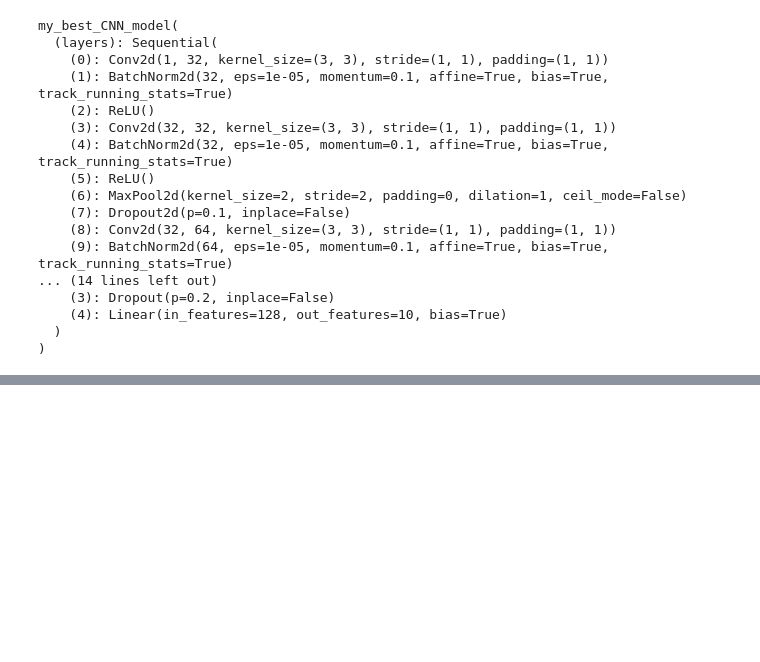
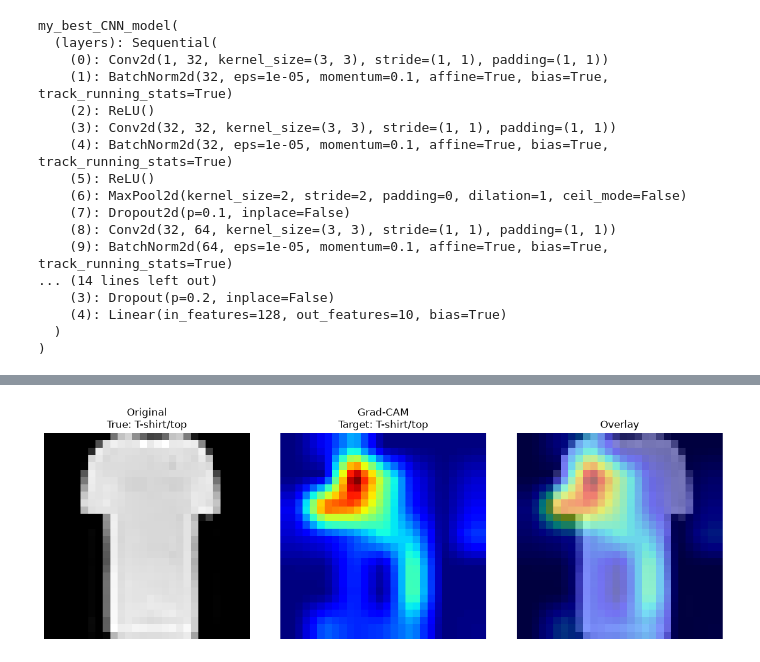
Before and after one commit to keljorden/gradcam, a Jupyter notebook: model_comp.ipynb, the cells around one changed output, grey strips where cells are left out. Saved outputs shown, nothing was run; the diff lists cells and outputs as text; code cells hidden in the pictures; blank space fills up the shorter version.

Commit message:
generated more gradcam samples for our model

```diff
--- a/model_comp.ipynb
+++ b/model_comp.ipynb
@@ -452,0 +446,9 @@ my_gradcam(
+# %%
+my_gradcam(
+    model = best_model,
+    data_sample = get_random_test_data(),
+    target = new_target_best,
+    device = device
+)
+# %% [output]
+[figure, added]
```
Also changed, not shown: parts of 9 cells of this notebook.
